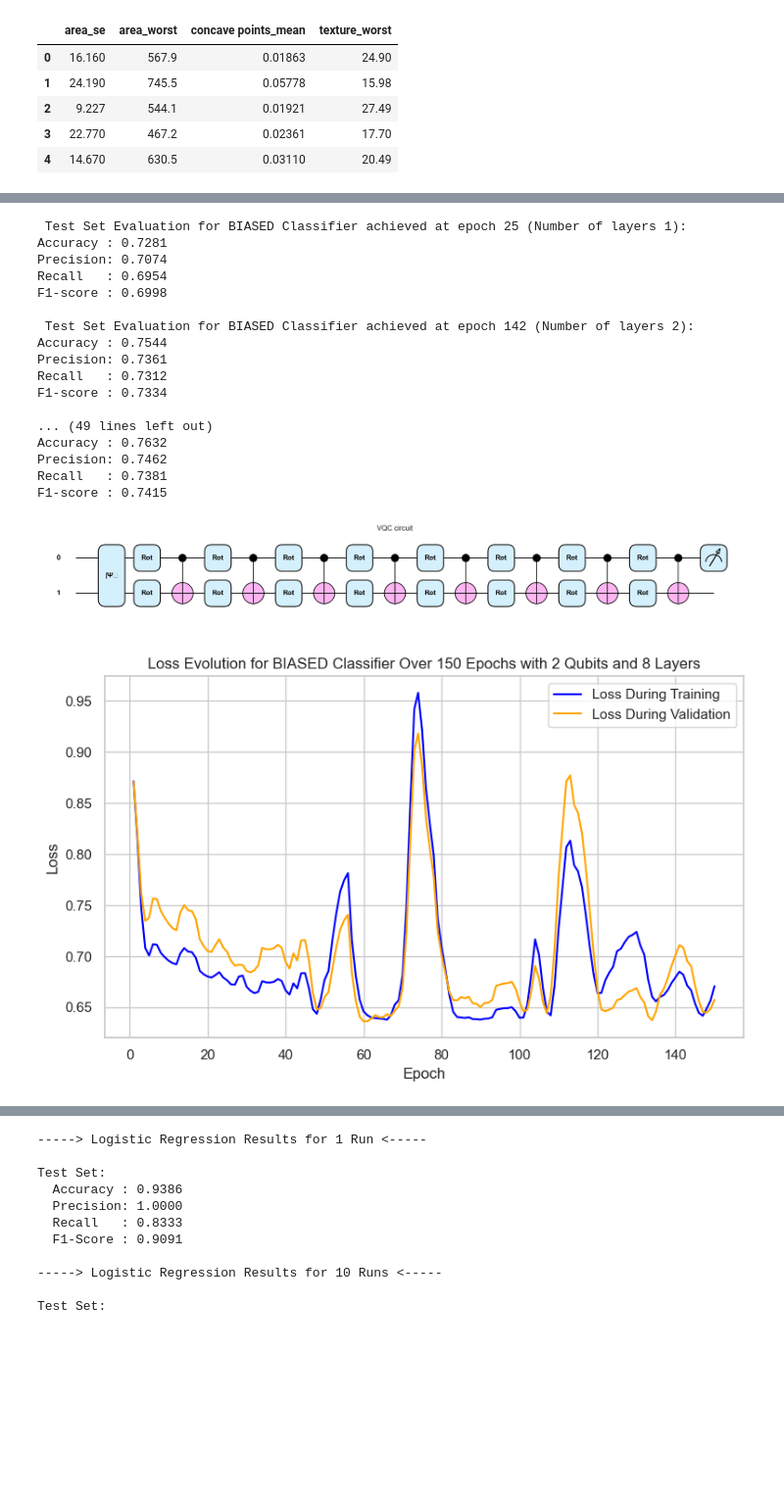
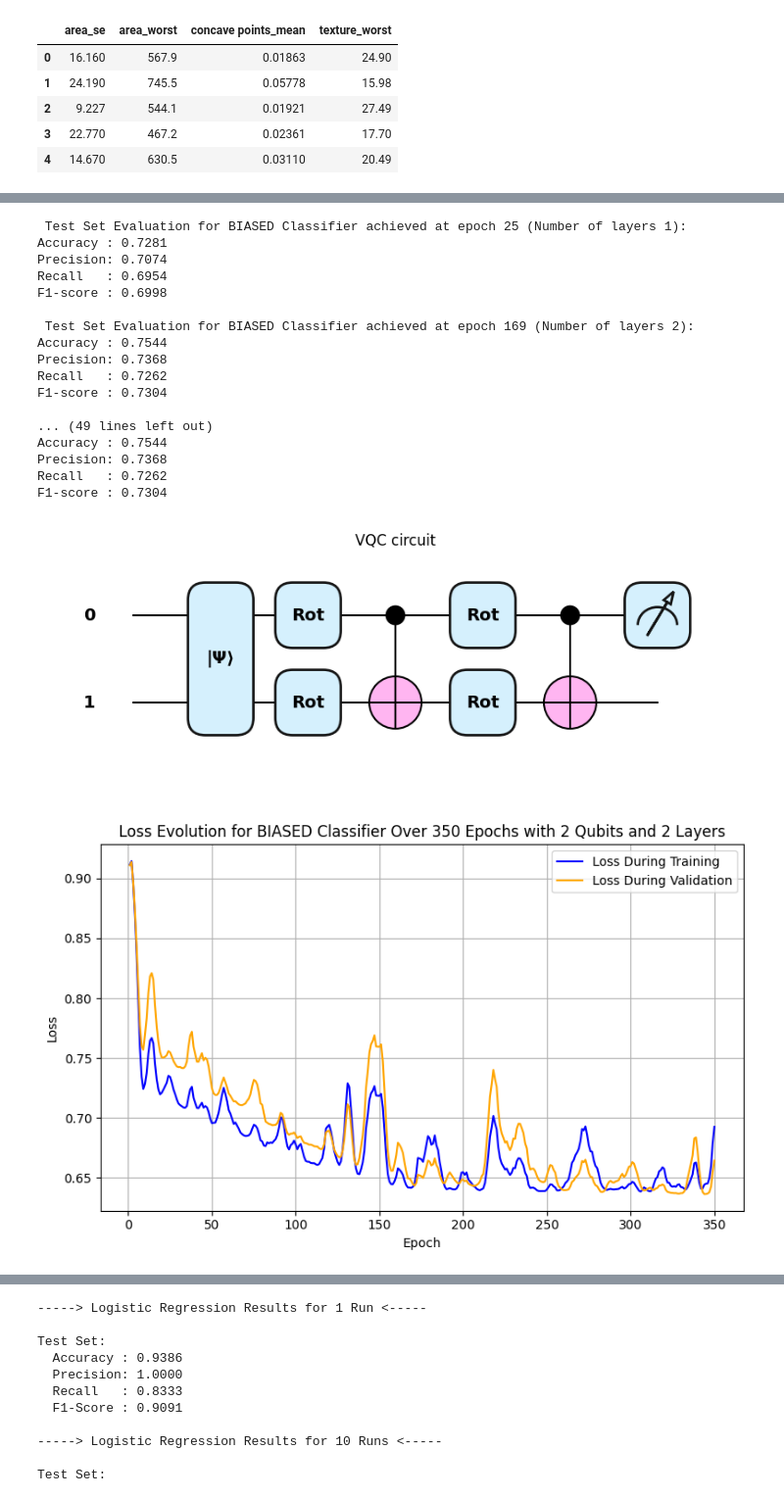
Before and after one commit to vex-me-not/Master_Thesis, a Jupyter notebook: top_04_feats_2qubits.ipynb, the cells around one changed output, grey strips where cells are left out. Shown at 98% size. Saved outputs shown, nothing was run; the diff lists cells and outputs as text; code cells hidden in the pictures; blank space fills up the shorter version.

```diff
--- a/top_04_feats_2qubits.ipynb
+++ b/top_04_feats_2qubits.ipynb
@@ -300,7 +300,7 @@ num_data = len(y_train)
 num_train = int(0.75 * num_data)
 index = np.random.permutation(range(num_data))
 
-num_epochs = 150
+num_epochs = 350
 
 layers=[x for x in range(1,11)]
 
@@ -571,7 +571,7 @@ num_data = len(y_train)
 num_train = int(0.75 * num_data)
 index = np.random.permutation(range(num_data))
 
-num_epochs = 150
+num_epochs = 350
 
 layers=[x for x in range(1,11)]
 
@@ -800,40 +800,40 @@ plt.plot(epochs_range, best_val_rec, label='Val Recall', linestyle='-')
 plt.title('Recall')
 plt.xlabel('Epoch')
 plt.ylabel('Score')
 plt.legend()
 plt.grid(True)
 
 # --- F1 Score ---
 plt.subplot(2, 2, 4)
 plt.plot(epochs_range, best_train_f1, label='Train F1 Score', linestyle='-')
 plt.plot(epochs_range, best_val_f1, label='Val F1 Score', linestyle='-')
 plt.title('F1 Score')
 plt.xlabel('Epoch')
 plt.ylabel('Score')
 plt.legend()
 plt.grid(True)
 
 # --- Layout ---
 plt.suptitle(f'Training vs Validation Metrics for BIASED Classifier Over {num_epochs} Epochs for {num_qubits} Qubits and {best_layer} Layers', fontsize=16)
 plt.tight_layout(rect=[0, 0, 1, 0.96])
 plt.show()
 # %% [output]
  Test Set Evaluation for BIASED Classifier achieved at epoch 25 (Number of layers 1):
 Accuracy : 0.7281
 Precision: 0.7074
 Recall   : 0.6954
 F1-score : 0.6998
 
- Test Set Evaluation for BIASED Classifier achieved at epoch 142 (Number of layers 2):
+ Test Set Evaluation for BIASED Classifier achieved at epoch 169 (Number of layers 2):
 Accuracy : 0.7544
-Precision: 0.7361
-Recall   : 0.7312
-F1-score : 0.7334
+Precision: 0.7368
+Recall   : 0.7262
+F1-score : 0.7304
 
 ... (49 lines left out)
-Accuracy : 0.7632
-Precision: 0.7462
-Recall   : 0.7381
-F1-score : 0.7415
+Accuracy : 0.7544
+Precision: 0.7368
+Recall   : 0.7262
+F1-score : 0.7304
-[figure, old version]
+[figure, new version]
-[figure, old version]
+[figure, new version]
```
Also changed, not shown: parts of 6 cells of this notebook, 1 other file.
